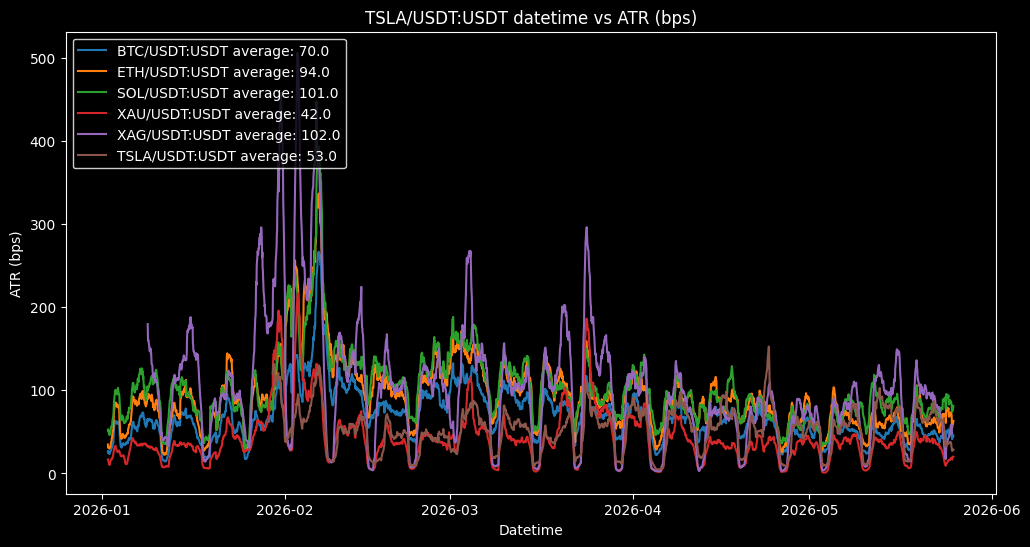
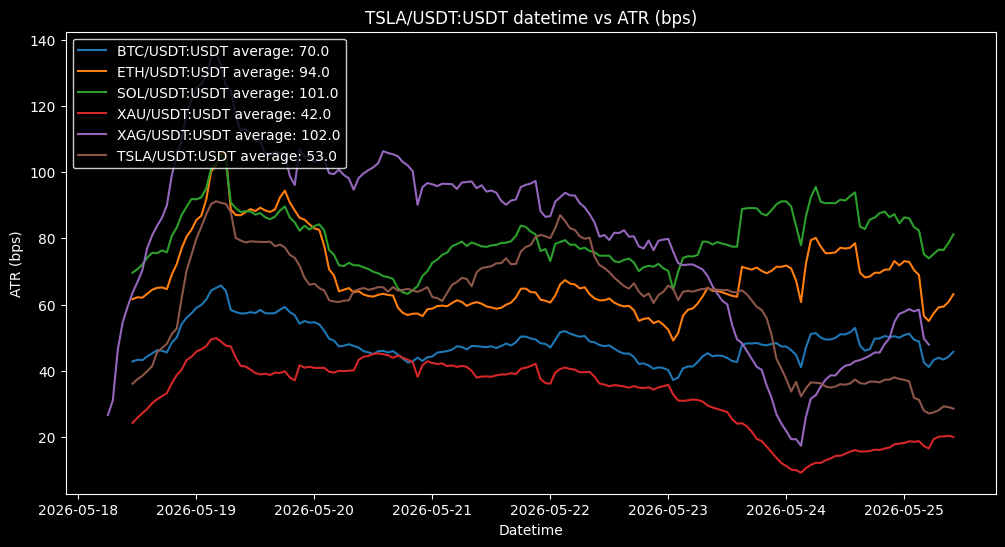
The change to this notebook cell's code, shown as a diff; its figure went from the first image to the second:
--- before
+++ after
@@ -1,2 +1,3 @@
+NUM_DAYS = 24*7
 plt.style.use('dark_background')
 fig, ax1 = plt.subplots(figsize=(12, 6), facecolor='black')
@@ -7,7 +8,8 @@
 for i, ticker in enumerate(tickers):
     pd_candles = all_candles_w_ta[ticker]
+    selected = pd_candles.iloc[-NUM_DAYS:]
     ax1.set_xlabel('Datetime', color='white')
     ax1.set_ylabel('ATR (bps)', color='white')
-    ax1.plot(pd_candles['datetime'], pd_candles['atr_bps'], color=colors[i], label=f"{ticker} average: {round(pd_candles['atr_bps'].mean(),0)}")
+    ax1.plot(selected['datetime'], selected['atr_bps'], color=colors[i], label=f"{ticker} average: {round(pd_candles['atr_bps'].mean(),0)}")
     ax1.tick_params(axis='y', colors='white')
     ax1.tick_params(axis='x', colors='white')

Commit: misc